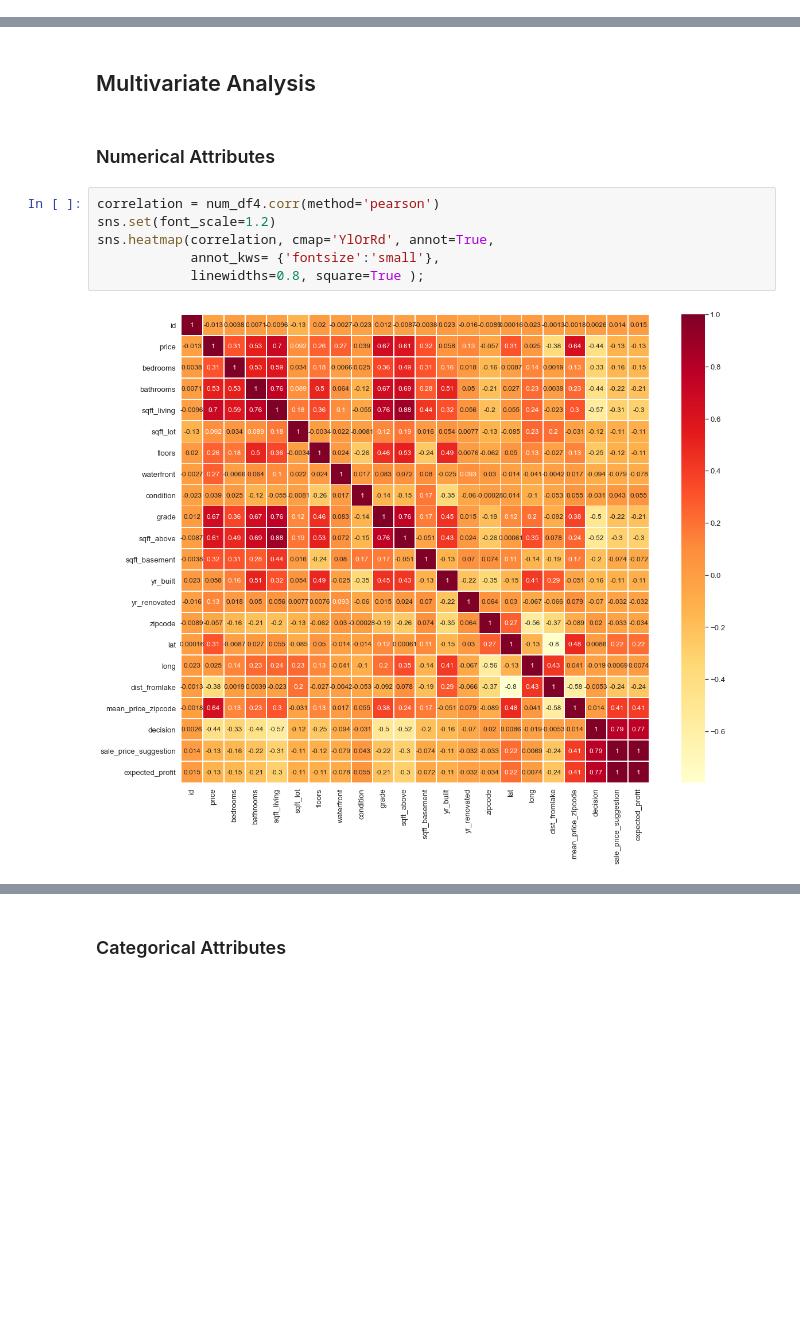
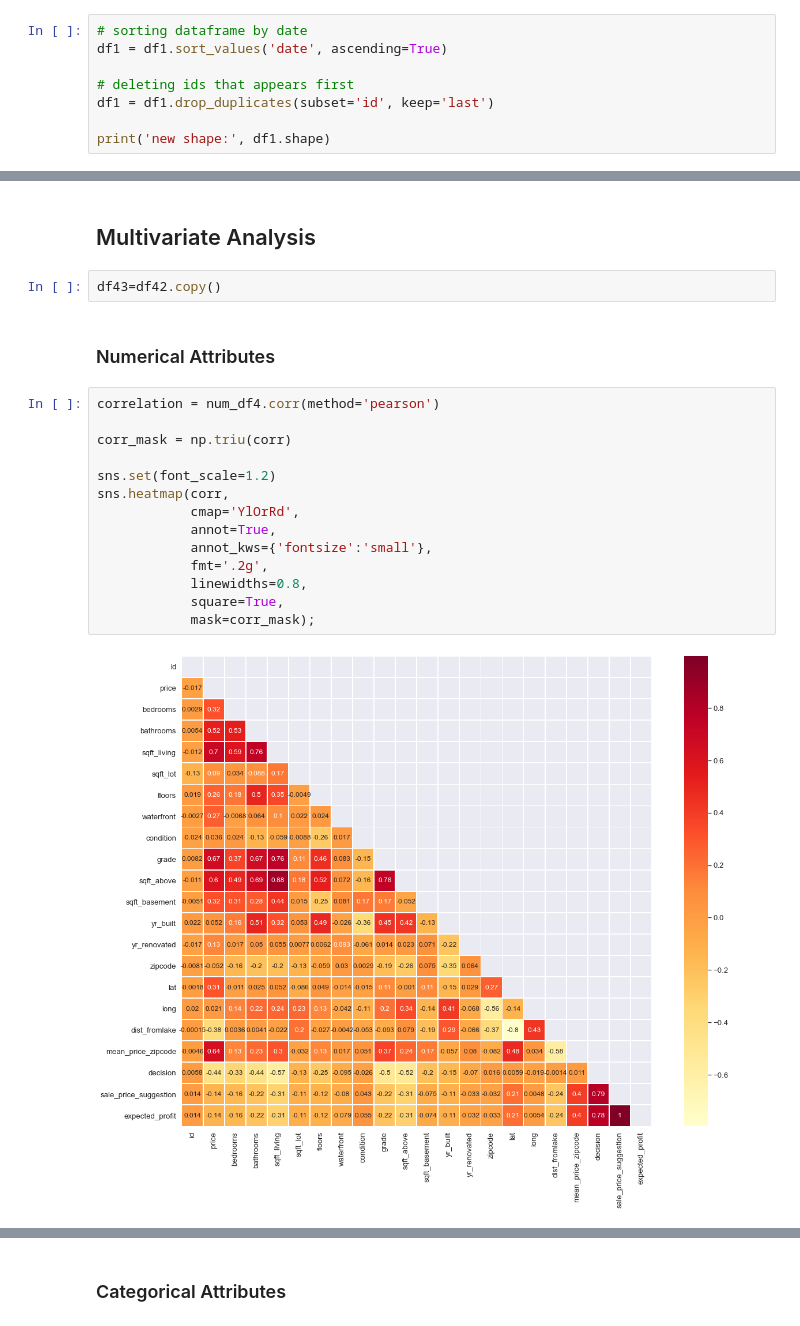
Before and after one commit to marianaborgal/P001_RealEstate_Insights, a Jupyter notebook: notebooks/P001_RealSate_Insights_v3_EDA.ipynb, the cells around one changed output, grey strips where cells are left out. Drawn from its saved outputs; the diff is of its cells as text; blank space fills up the shorter version.

```diff
--- a/notebooks/P001_RealSate_Insights_v3_EDA.ipynb
+++ b/notebooks/P001_RealSate_Insights_v3_EDA.ipynb
@@ -160,0 +171,8 @@ dtype: object
+# %%
+# sorting dataframe by date
+df1 = df1.sort_values('date', ascending=True)
+
+# deleting ids that appears first
+df1 = df1.drop_duplicates(subset='id', keep='last')
+
+print('new shape:', df1.shape)
@@ -1200,12 +1346,22 @@ sns.boxplot (x='bedrooms' ,y='price' ,data=df4)
 # %% [markdown]
 ## Multivariate Analysis
+# %%
+df43=df42.copy()
 # %% [markdown]
 ### Numerical Attributes
 # %%
 correlation = num_df4.corr(method='pearson')
+
+corr_mask = np.triu(corr)
+
 sns.set(font_scale=1.2)
-sns.heatmap(correlation, cmap='YlOrRd', annot=True,
-            annot_kws= {'fontsize':'small'},
-            linewidths=0.8, square=True );
+sns.heatmap(corr,
+            cmap='YlOrRd',
+            annot=True,
+            annot_kws={'fontsize':'small'},
+            fmt='.2g',
+            linewidths=0.8,
+            square=True,
+            mask=corr_mask);
 # %% [output]
-[figure, old version]
+[figure, new version]
```
Also changed, not shown: parts of 140 cells of this notebook, 1 other file.
